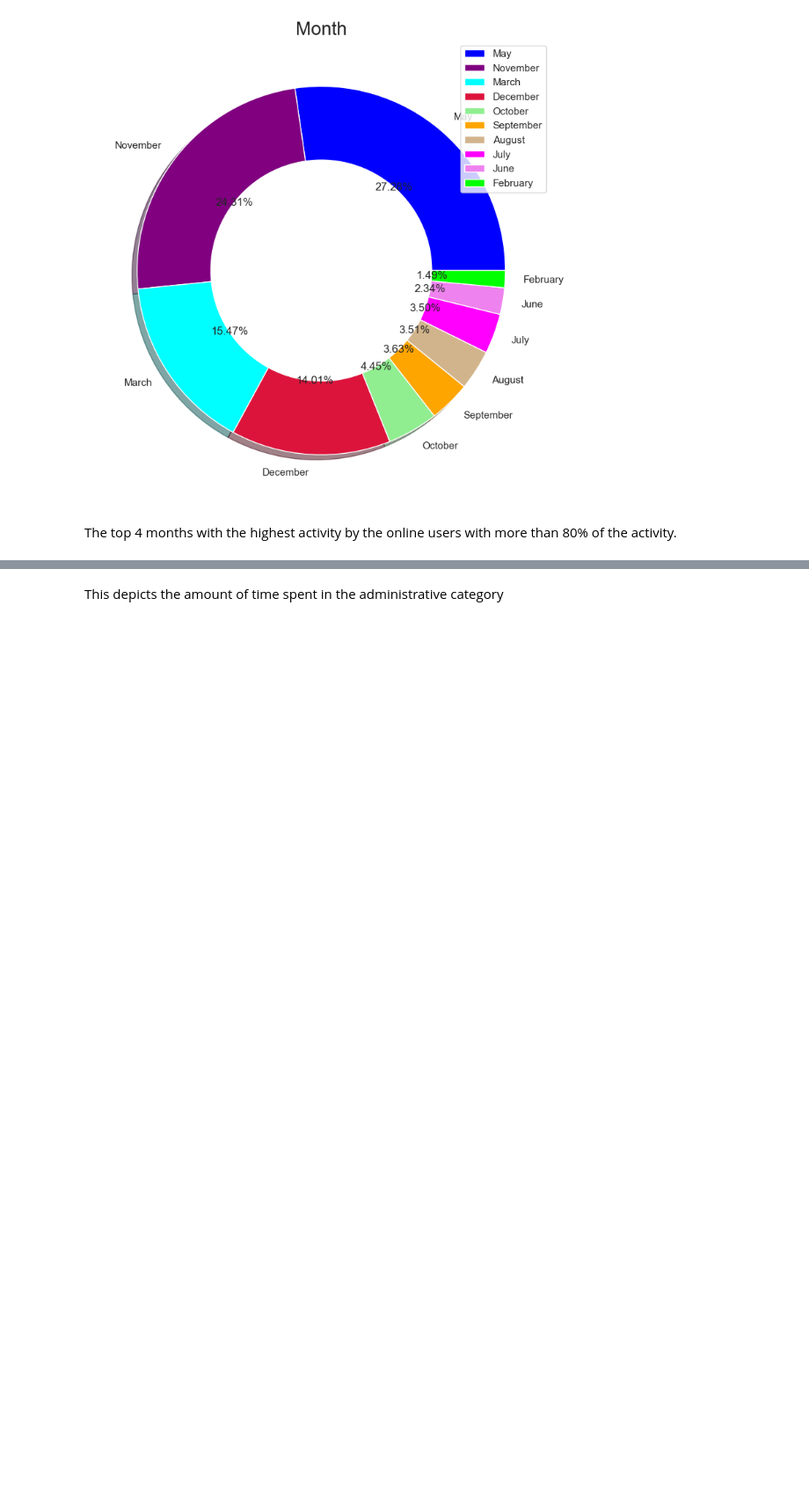
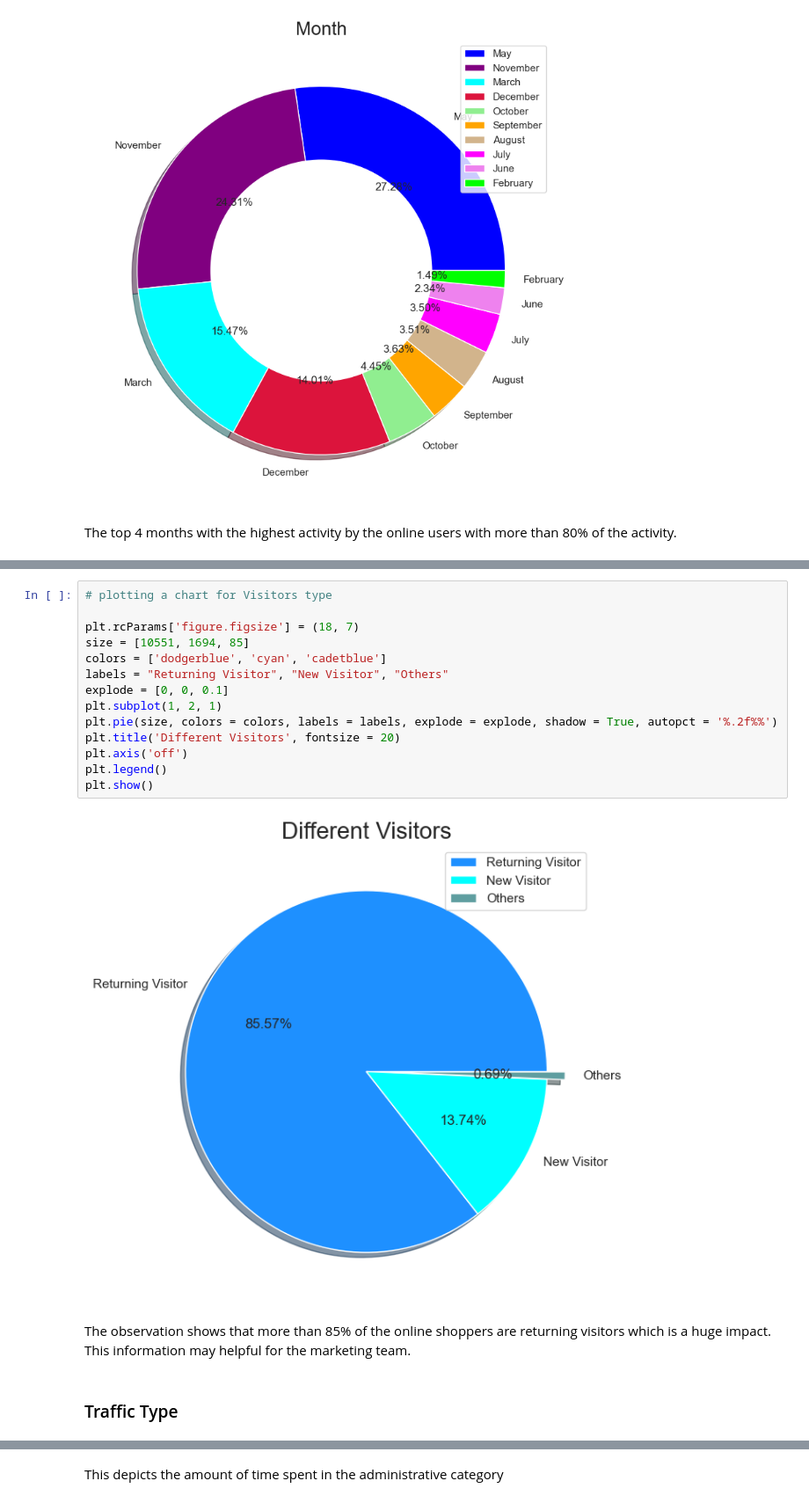
Before and after one commit to ChiiE3/Online-shoppers-intention, a Jupyter notebook: Online Shoppers Intention.ipynb, the cells around one changed output, grey strips where cells are left out. Shown: that part at 88% size. Drawn from its saved outputs; the diff is of its cells as text; blank space fills up the shorter version.

```diff
--- a/Online Shoppers Intention.ipynb
+++ b/Online Shoppers Intention.ipynb
@@ -357,0 +369,20 @@ The top 4 months with the highest activity by the online users with more than 80
+# %%
+# plotting a chart for Visitors type
+
+plt.rcParams['figure.figsize'] = (18, 7)
+size = [10551, 1694, 85]
+colors = ['dodgerblue', 'cyan', 'cadetblue']
+labels = "Returning Visitor", "New Visitor", "Others"
+explode = [0, 0, 0.1]
+plt.subplot(1, 2, 1)
+plt.pie(size, colors = colors, labels = labels, explode = explode, shadow = True, autopct = '%.2f%%')
+plt.title('Different Visitors', fontsize = 20)
+plt.axis('off')
+plt.legend()
+plt.show()
+# %% [output]
+[figure, added]
+# %% [markdown]
+The observation shows that more than 85% of the online shoppers are returning visitors which is a huge impact. This information may helpful for the marketing team.
+# %% [markdown]
+### Traffic Type
```
Also changed, not shown: parts of 13 cells of this notebook.
